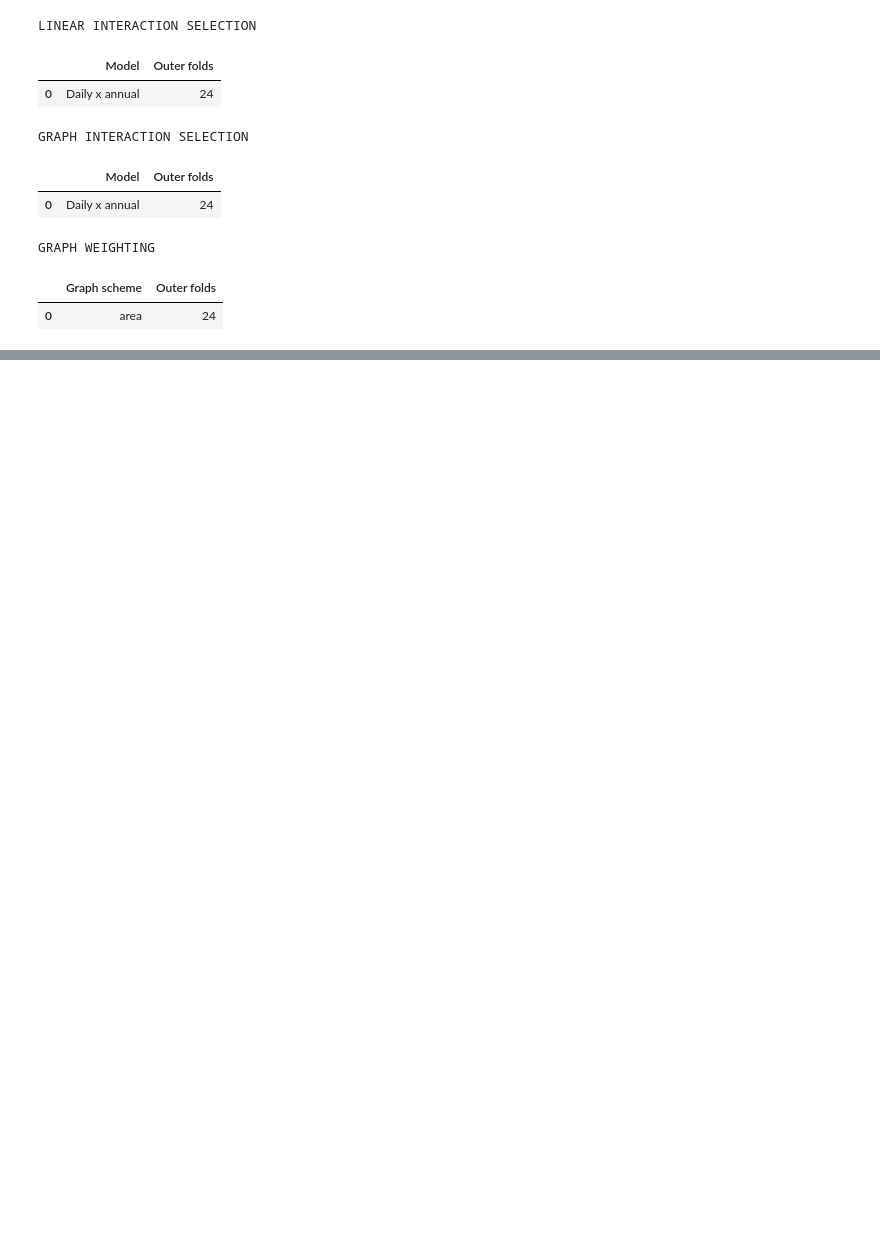
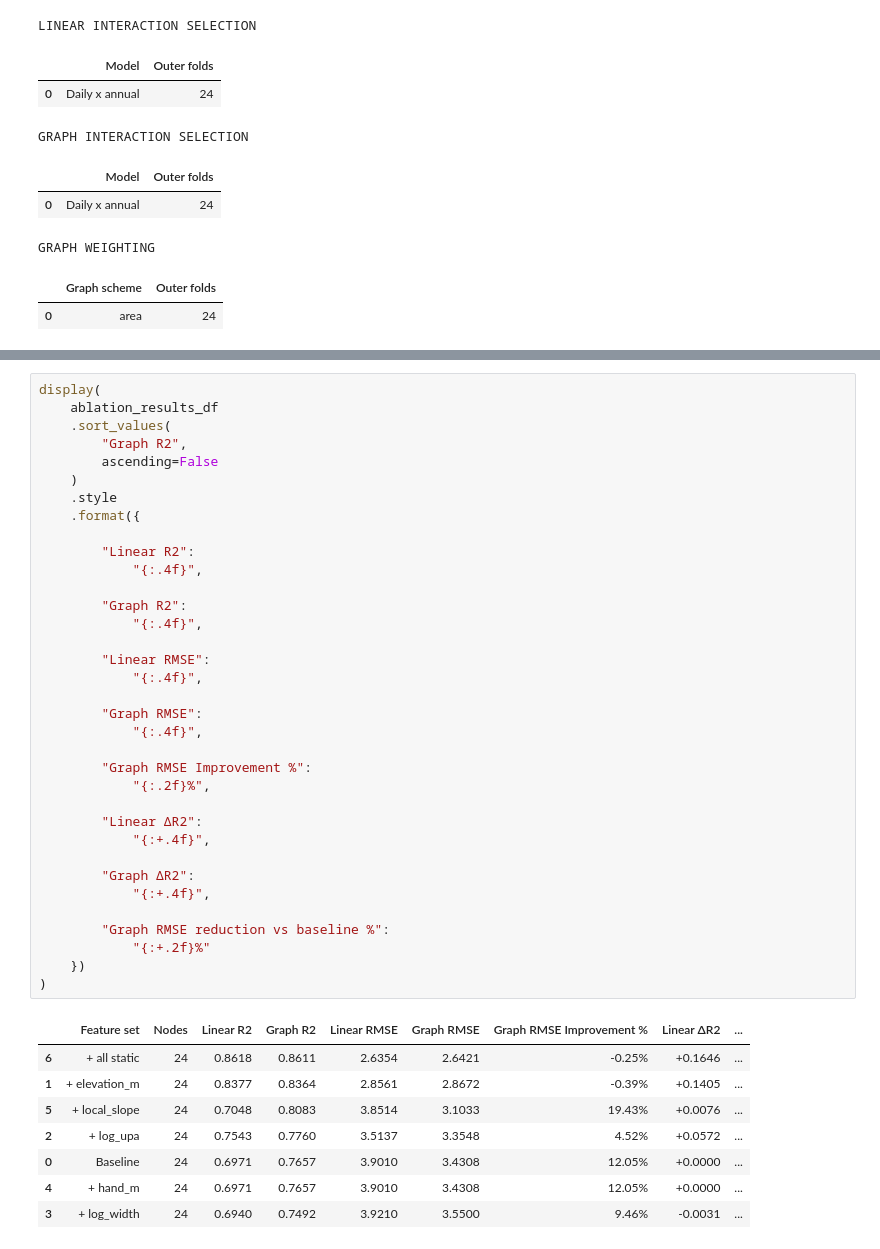
Before and after one commit to andrewc156/rivernets, a Jupyter notebook: largest_uncompressed_laplacian.ipynb, the cells around one changed output, grey strips where cells are left out. Saved outputs shown, nothing was run; the diff lists cells and outputs as text; blank space fills up the shorter version.

```diff
--- a/largest_uncompressed_laplacian.ipynb
+++ b/largest_uncompressed_laplacian.ipynb
@@ -13870,0 +14803,44 @@ GRAPH WEIGHTING
+# %%
+display(
+    ablation_results_df
+    .sort_values(
+        "Graph R2",
+        ascending=False
+    )
+    .style
+    .format({
+
+        "Linear R2":
+            "{:.4f}",
+
+        "Graph R2":
+            "{:.4f}",
+
+        "Linear RMSE":
+            "{:.4f}",
+
+        "Graph RMSE":
+            "{:.4f}",
+
+        "Graph RMSE Improvement %":
+            "{:.2f}%",
+
+        "Linear ΔR2":
+            "{:+.4f}",
+
+        "Graph ΔR2":
+            "{:+.4f}",
+
+        "Graph RMSE reduction vs baseline %":
+            "{:+.2f}%"
+    })
+)
+# %% [output]
+|  | Feature set | Nodes | Linear R2 | Graph R2 | Linear RMSE | Graph RMSE | Graph RMSE Improvement % | Linear ΔR2 | ... |
+| 6 | + all static | 24 | 0.8618 | 0.8611 | 2.6354 | 2.6421 | -0.25% | +0.1646 | ... |
+| 1 | + elevation_m | 24 | 0.8377 | 0.8364 | 2.8561 | 2.8672 | -0.39% | +0.1405 | ... |
+| 5 | + local_slope | 24 | 0.7048 | 0.8083 | 3.8514 | 3.1033 | 19.43% | +0.0076 | ... |
+| 2 | + log_upa | 24 | 0.7543 | 0.7760 | 3.5137 | 3.3548 | 4.52% | +0.0572 | ... |
+| 0 | Baseline | 24 | 0.6971 | 0.7657 | 3.9010 | 3.4308 | 12.05% | +0.0000 | ... |
+| 4 | + hand_m | 24 | 0.6971 | 0.7657 | 3.9010 | 3.4308 | 12.05% | +0.0000 | ... |
+| 3 | + log_width | 24 | 0.6940 | 0.7492 | 3.9210 | 3.5500 | 9.46% | -0.0031 | ... |
```
Also changed, not shown: parts of 46 cells of this notebook.
